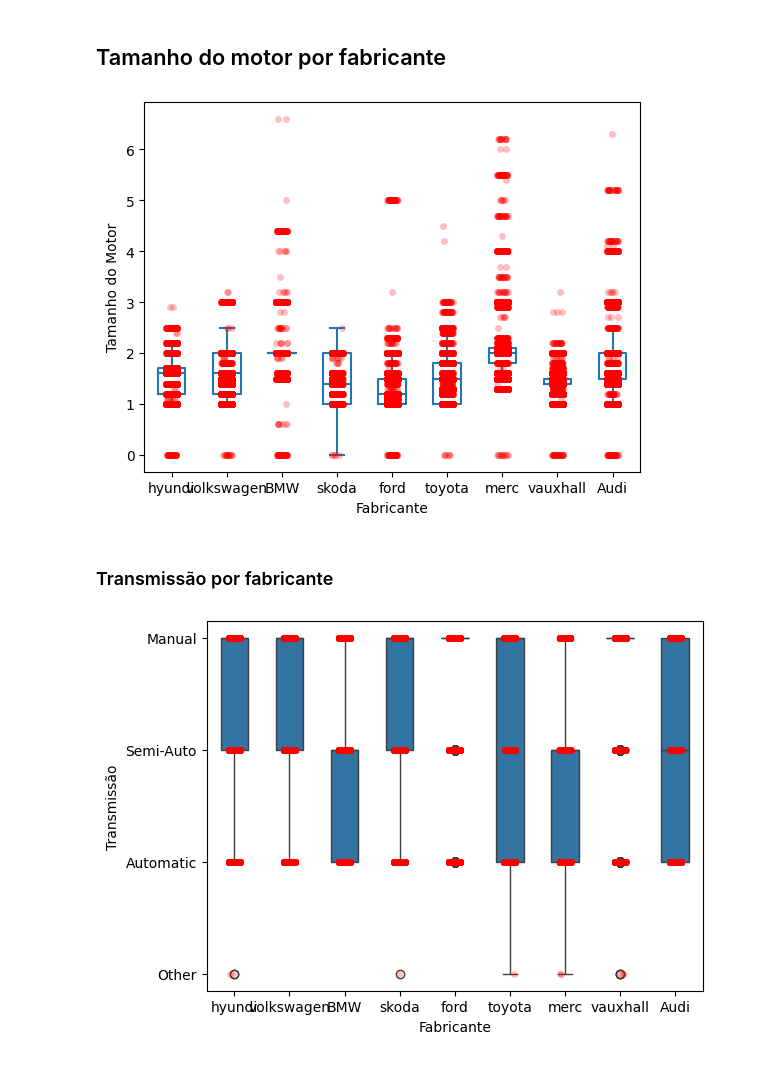
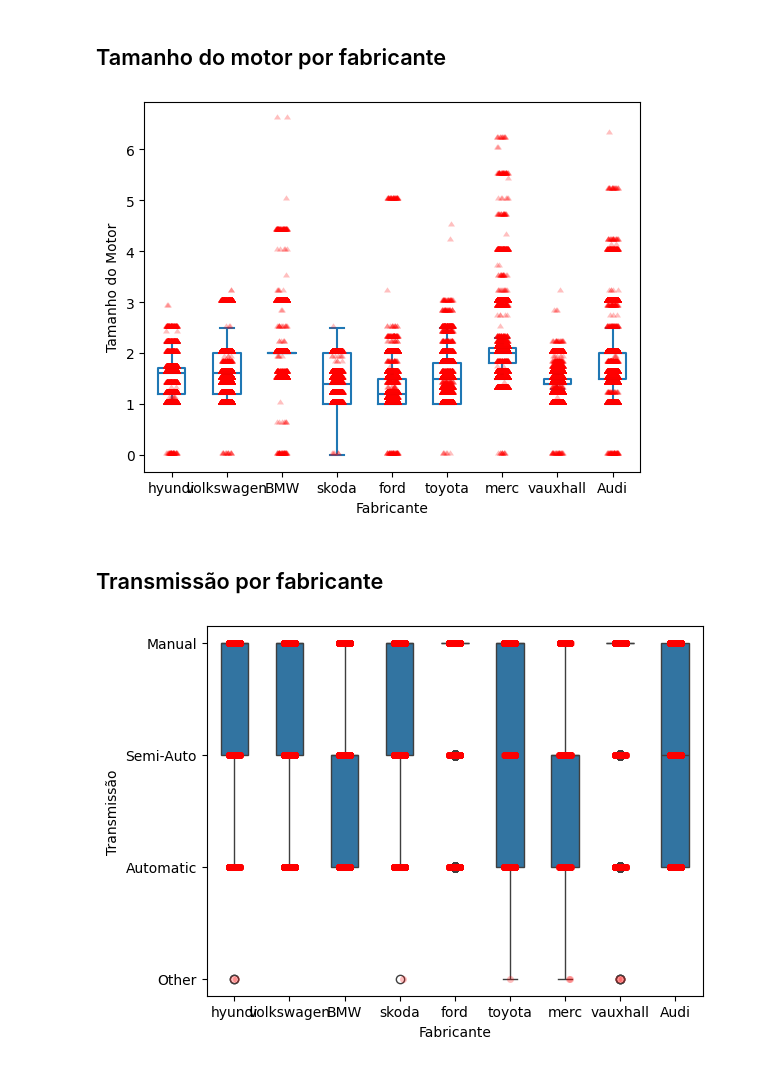
Before and after one commit to BeaBelTech/estatistica, a Jupyter notebook: subgrupos.ipynb, the cells around one changed output. Saved outputs shown, nothing was run; the diff lists cells and outputs as text; code cells hidden in the pictures.

```diff
--- a/subgrupos.ipynb
+++ b/subgrupos.ipynb
@@ -54,14 +62,14 @@ plt.show()
 ## Tamanho do motor por fabricante
 # %%
 sns.boxplot(df, x = "Manufacturer", y = "engineSize", width=0.5, fill=False, whis=1, fliersize=5,showfliers = False)
-sns.stripplot(df, x = "Manufacturer", y = "engineSize", color="red", alpha=0.25)
+sns.stripplot(df, x = "Manufacturer", y = "engineSize", color="red", alpha=0.25, marker=10)
 plt.ylabel("Tamanho do Motor")
 plt.xlabel("Fabricante")
 plt.show()
 # %% [output]
-[figure, old version]
+[figure, new version]
 # %% [markdown]
-### Transmissão por fabricante
+## Transmissão por fabricante
 # %%
 sns.boxplot(df, x = "Manufacturer", y = "transmission", width=0.5)
 sns.stripplot(df, x = "Manufacturer", y = "transmission", color="red", alpha=0.25)
```
Also changed, not shown: parts of 9 cells of this notebook.
